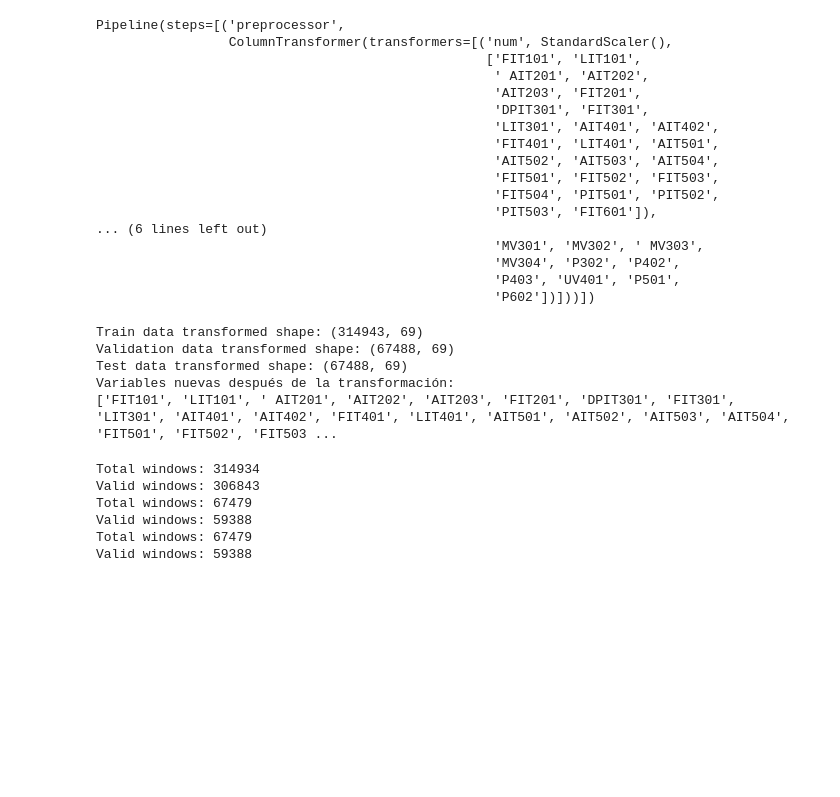
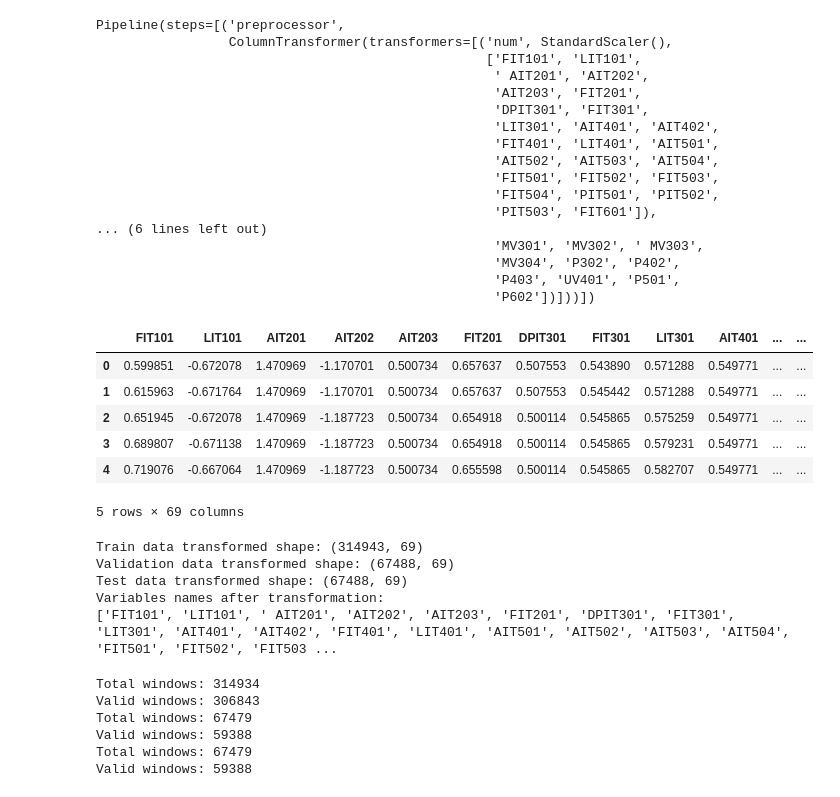
Before and after one commit to CyberDataLab/ShaTS, a Jupyter notebook: example.ipynb, the cells around one changed output. Saved outputs shown, nothing was run; the diff lists cells and outputs as text; code cells hidden in the pictures; blank space fills up the shorter version.

```diff
--- a/example.ipynb
+++ b/example.ipynb
@@ -277,29 +248,35 @@ x_train_trans = pipeline.transform(train_data_trans)
 x_val_trans = pipeline.transform(val_data_trans)
 x_test_trans = pipeline.transform(test_data_trans)
 # %%
-# Recuperar los nombres de las nuevas variables
 categorical_feature_names = pipeline.named_steps["preprocessor"].transformers_[1][1].get_feature_names_out(categorical_columns)
 all_feature_names = continuous_columns + list(categorical_feature_names)
 
-# Crear un DataFrame con los datos transformados
 x_train_df = pd.DataFrame(x_train_trans, columns=all_feature_names)
 x_val_df = pd.DataFrame(x_val_trans, columns=all_feature_names)
 x_test_df = pd.DataFrame(x_test_trans, columns=all_feature_names)
+
+x_train_df.head()
+# %% [output]
+|  | FIT101 | LIT101 | AIT201 | AIT202 | AIT203 | FIT201 | DPIT301 | FIT301 | LIT301 | AIT401 | ... | ... |
+| 0 | 0.599851 | -0.672078 | 1.470969 | -1.170701 | 0.500734 | 0.657637 | 0.507553 | 0.543890 | 0.571288 | 0.549771 | ... | ... |
+| 1 | 0.615963 | -0.671764 | 1.470969 | -1.170701 | 0.500734 | 0.657637 | 0.507553 | 0.545442 | 0.571288 | 0.549771 | ... | ... |
+| 2 | 0.651945 | -0.672078 | 1.470969 | -1.187723 | 0.500734 | 0.654918 | 0.500114 | 0.545865 | 0.575259 | 0.549771 | ... | ... |
+| 3 | 0.689807 | -0.671138 | 1.470969 | -1.187723 | 0.500734 | 0.654918 | 0.500114 | 0.545865 | 0.579231 | 0.549771 | ... | ... |
+| 4 | 0.719076 | -0.667064 | 1.470969 | -1.187723 | 0.500734 | 0.655598 | 0.500114 | 0.545865 | 0.582707 | 0.549771 | ... | ... |
+5 rows × 69 columns
 # %%
-# Imprimir resultados
 print(f"Train data transformed shape: {x_train_df.shape}")
 print(f"Validation data transformed shape: {x_val_df.shape}")
 print(f"Test data transformed shape: {x_test_df.shape}")
 
-# Guardar los nombres de las variables para referencia
 variable_names = all_feature_names
-print("Variables nuevas después de la transformación:")
+print("Variables names after transformation:")
 print(variable_names)
 # %% [output]
 Train data transformed shape: (314943, 69)
 Validation data transformed shape: (67488, 69)
 Test data transformed shape: (67488, 69)
-Variables nuevas después de la transformación:
+Variables names after transformation:
 ['FIT101', 'LIT101', ' AIT201', 'AIT202', 'AIT203', 'FIT201', 'DPIT301', 'FIT301', 'LIT301', 'AIT401', 'AIT402', 'FIT401', 'LIT401', 'AIT501', 'AIT502', 'AIT503', 'AIT504', 'FIT501', 'FIT502', 'FIT503 ...
 # %%
 trainDataset = TimeSeriesDataset(data=pd.DataFrame(x_train_df) , labels=train_labels, indexes=train_indexes , stride=1, window_size=10)
```
Also changed, not shown: parts of 24 cells of this notebook, 6 other files.
